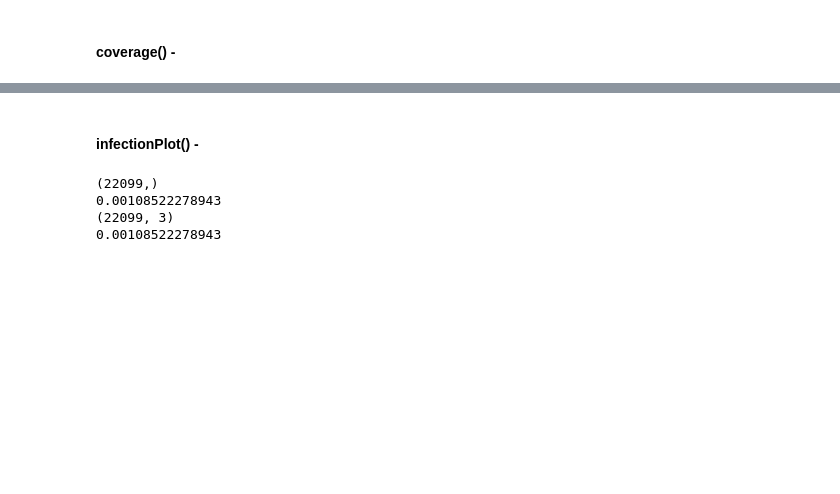
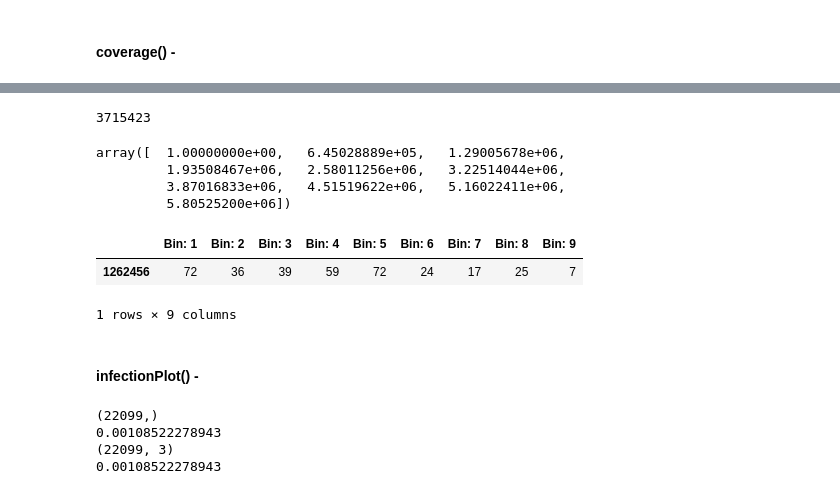
Before and after one commit to lmart999/CS229, a Jupyter notebook: ie_sql.ipynb, the cells around one changed output, grey strips where cells are left out. Drawn from its saved outputs; the diff is of its cells as text; code cells hidden in the pictures; blank space fills up the shorter version.

```diff
--- a/ie_sql.ipynb
+++ b/ie_sql.ipynb
@@ -576,4 +711,0 @@ blast_table_sql.head(10)
-# %%
-tax_gi=blast_table_sql[['GI','TaxID']]
-tax_to_gi=tax_gi.groupby('TaxID').GI.apply(lambda x:list(x))
-tax_to_gi
@@ -596,0 +712,8 @@ dtype: object
+# %%
+ix=0
+print getName(tax_to_gi.index[ix])
+print tax_to_gi.index[ix]
+gis_to_query=list(tax_to_gi.loc[tax_id_toquery])
+print gis_to_query
+gi_sizes=gi_dict.loc[gis_to_query]
+print gi_sizes
@@ -596,0 +729,13 @@ dtype: object
+# %%
+taxID_store={}
+size_all_gis={}
+stor=np.array([])
+for i,gi in enumerate(gi_sizes.index):
+    pulled=blast_table_sql.loc[gi].loc[tax_id_toquery] # Blast data for GI
+    if i == 0:
+        gis_to_process=np.array(pulled['sStart']) # Record start position for reads hitting first GI
+    else:
+        gis_to_process=np.array(pulled['sStart'])+gi_sizes.loc[gi_sizes.index[i-1],'length']  # Add prior GI size to start.
+    stor=np.append(stor,gis_to_process)
+taxID_store[tax_id_toquery]=stor
+size_all_gis[tax_id_toquery]=gi_sizes.sum(axis=0)[0]
@@ -597,3 +776,33 @@ dtype: object
+# %%
+gi_sizes.loc[gi_sizes.index[i-1],'length']
+# %% [output]
+3715423
+# %%
+df=pd.DataFrame(columns=binNames)
+# For each taxID, compute histogram of reads across GIs.
+nbins=10
+binNames=["Bin: %s"%i for i in list(range(nbins)) if i>0]
+df=pd.DataFrame(columns=binNames)
+for k in taxID_store.keys():
+  bins=np.linspace(1,size_all_gis[tax_id_toquery],nbins)
+  hist_vals=np.histogram(taxID_store[k],bins=bins)
+  df.loc[k]=hist_vals[0]
+sums=df.sum(axis=1)
+sums.sort(ascending=False)
+df=df.loc[sums.index]
+# %%
+bins
+# %% [output]
+array([  1.00000000e+00,   6.45028889e+05,   1.29005678e+06,
+         1.93508467e+06,   2.58011256e+06,   3.22514044e+06,
+         3.87016833e+06,   4.51519622e+06,   5.16022411e+06,
+         5.80525200e+06])
+# %%
+df
+# %% [output]
+|  | Bin: 1 | Bin: 2 | Bin: 3 | Bin: 4 | Bin: 5 | Bin: 6 | Bin: 7 | Bin: 8 | Bin: 9 |
+| 1262456 | 72 | 36 | 39 | 59 | 72 | 24 | 17 | 25 | 7 |
+1 rows × 9 columns
 # %% [markdown]
 #### infectionPlot() -
 # %%
```
Also changed, not shown: parts of 16 cells of this notebook.
